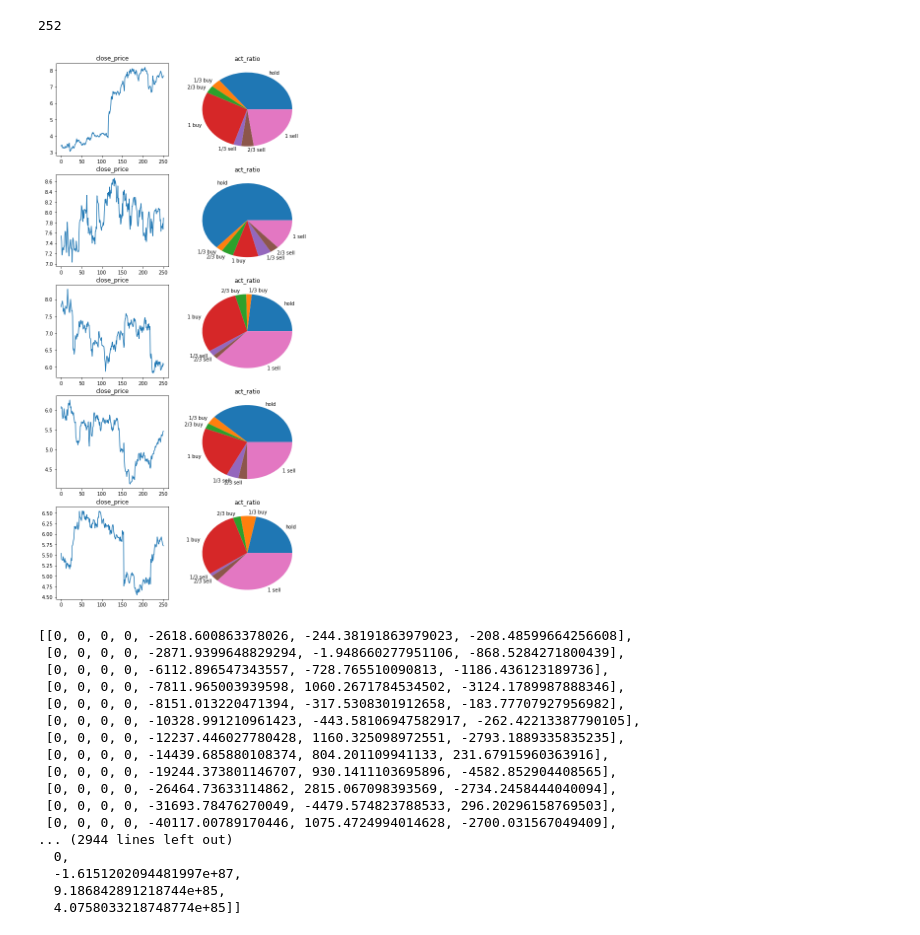
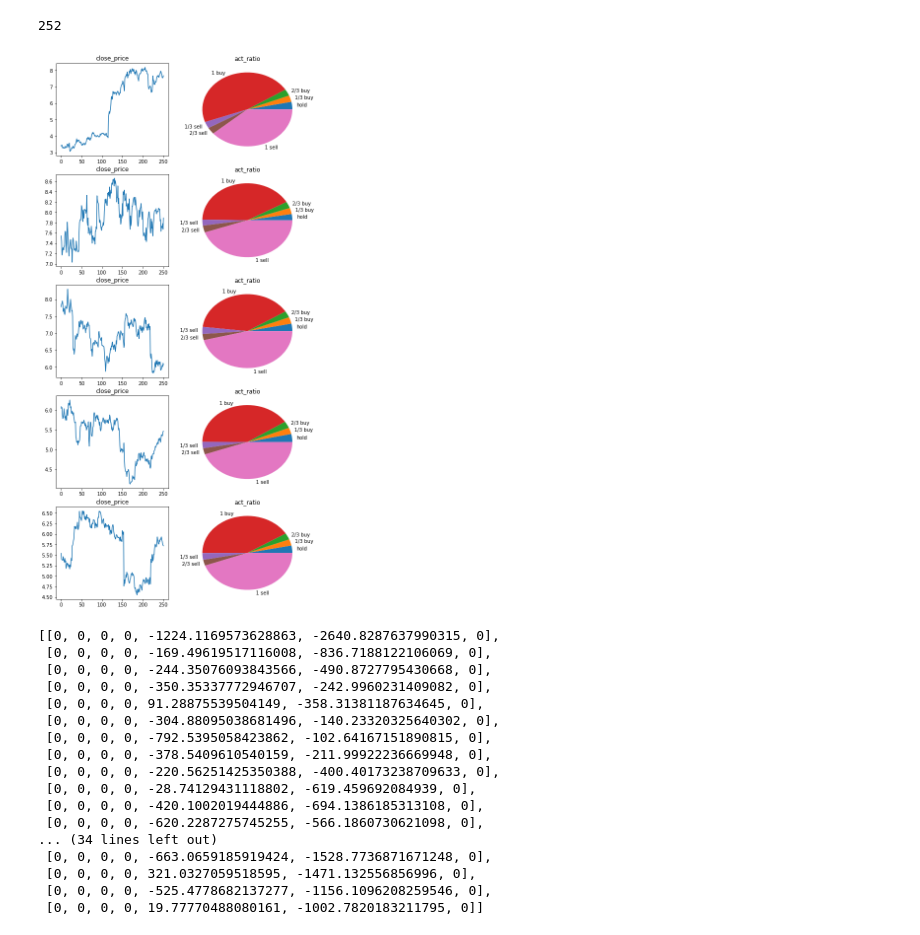
Before and after one commit to da65536/stock-q-learning, a Jupyter notebook: main.ipynb, the cells around one changed output. Saved outputs shown, nothing was run; the diff lists cells and outputs as text; code cells hidden in the pictures.

Commit message:
correct KD feature and the input of Q_value and V_value

```diff
--- a/main.ipynb
+++ b/main.ipynb
@@ -382,7 +381,7 @@ feature4: 假設下個價格為線性回歸預測的結果。（最佳action替p
 #of candidate feature : 7
 feature_5 = feature_5_conti
 feature_6 = feature_6_dis
-choose_feature = [False, False, False, False, True, True, True]
+choose_feature = [False, False, False, False, True, True, False]
 # %%
 from random import randint
 
@@ -569,7 +568,7 @@ last_state_bf_act = {'NumStock': 0, 'StockPrice': qclose[0], 'HandCash': init_in
 
 last_act = action_level
 
-init_w = [0.1, 0.1, 0.1, 0.1, 100, 100, 100]
+init_w = [0.1, 0.1, 0.1, 0.1, 0.1, 0.1, 0.1]
 w = init_w.copy()
 tmp_w = [0, 0, 0, 0, 0, 0, 0]
 ita = 0.2
@@ -583,10 +582,8 @@ f6_x_num = 13
 f7_x_num = 5
 
 ratio_num_local = 5
-trial_range = 500
+trial_range = 50
 sqld = StockQLData(action_level, len(qclose), ratio_num_local, trial_range)
-
-scale_f = 0.7 # scale feature values
 
 for trial in range(0, trial_range):
     #print("trial = ", trial)
@@ -635,32 +632,32 @@ for trial in range(0, trial_range):
         last_Q_pred = Q_value(last_1_k, last_1_d, last_2_k, last_2_d,
                               last_f3_list, last_f6_list, last_f7_list,
                               last_state_bf_act, last_act, w, action_level)
-        target = (work_rwd_func(state, last_state) + gama*V_value(last_1_k, last_1_d, last_2_k, last_2_d,
+        target = (work_rwd_func(state, last_state) + gama*V_value(now_k, now_d, last_1_k, last_1_d,
                                                                   curr_f3_list, curr_f6_list, curr_f7_list,
                                                                   state, w, action_level)[0])
 
 
 
         if(choose_feature[0]):
-            tmp_w[0] = w[0] - ita * (last_Q_pred - target) / \
+            tmp_w[0] = w[0] - ita * (last_Q_pred - target) * \
                               feature_1(last_state_bf_act, last_act, action_level)
         if(choose_feature[1]):
-            tmp_w[1] = w[1] - ita * (last_Q_pred - target) / \
+            tmp_w[1] = w[1] - ita * (last_Q_pred - target) * \
                               feature_2(last_state_bf_act, last_act, action_level)
         if(choose_feature[2]):
-            tmp_w[2] = w[2] - ita * (last_Q_pred - target) / \
+            tmp_w[2] = w[2] - ita * (last_Q_pred - target) * \
                               feature_3(last_f3_list, last_state_bf_act, last_act, action_level)
         if(choose_feature[3]):
-            tmp_w[3] = w[3] - ita * (last_Q_pred - target) / \
+            tmp_w[3] = w[3] - ita * (last_Q_pred - target) * \
                               feature_4(last_f3_list, last_state_bf_act, last_act, action_level)
         if(choose_feature[4]):
-            tmp_w[4] = w[4] - ita * (last_Q_pred - target) / \
-                              feature_5(now_k, now_d, last_1_k, last_1_d, last_act, action_level)
+            tmp_w[4] = w[4] - ita * (last_Q_pred - target) * \
+                              feature_5(last_1_k, last_1_d, last_2_k, last_2_d, last_act, action_level)
         if(choose_feature[5]):
-            tmp_w[5] = w[5] - ita * (last_Q_pred - target) / \
+            tmp_w[5] = w[5] - ita * (last_Q_pred - target) * \
                               feature_6(last_f6_list, last_act, action_level)
         if(choose_feature[6]):
-            tmp_w[6] = w[6] - ita * (last_Q_pred - target) / \
+            tmp_w[6] = w[6] - ita * (last_Q_pred - target) * \
                               feature_7(last_f7_list, last_state_bf_act, last_act, action_level)
 
         for i in range(0, len(w)):
@@ -674,7 +671,7 @@ for trial in range(0, trial_range):
             # act randomly
             last_act = randint(0, 2*action_level)
         else:
-            last_act = (V_value(last_1_k, last_1_d, last_2_k, last_2_d,
+            last_act = (V_value(now_k, now_d, last_1_k, last_1_d,
                                 curr_f3_list, curr_f6_list, curr_f7_list,
                                 state, w, action_level))[1]
 
@@ -764,43 +761,43 @@ sqld.ratio_local_size
 # %% [output]
 252
 # %%
-sqld.print_local_act_ratio(qclose, action_level, 400, 400)
-plot_name = ("./plots/with_indicators/closePrice&actionPie/{0}, tri={1}, ga={2}, ita={3}, {4}{5}, f5={6}, f6={7}, actle={8}, " + \
+sqld.print_local_act_ratio(qclose, action_level)
+plot_name = ("./plots/with_indicators_2/closePrice&actionPie/{0}, tri={1}, ga={2}, ita={3}, {4}{5}, f5={6}, f6={7}, actle={8}, " + \
             "({9}, {10}, {11}).png").format(resource_data,
                                             trial_range,
                                             gama,
                                             ita,
                                             choose_feature,
                                             keep_w,
                                             feature_5.__name__,
                                             feature_6.__name__,
                                             action_level,
                                             last_rwd_func.__name__,
                                             work_rwd_func.__name__,
                                             avg_point_rwd_func.__name__)
 plt.savefig(plot_name, dpi=None, facecolor='w', edgecolor='w',
         orientation='portrait', papertype=None, format=None,
         transparent=False, bbox_inches=None, pad_inches=0.1,
         frameon=None)
 # %% [output]
-[figure, old version]
+[figure, new version]
 # %%
 sqld.last_w
 # %% [output]
-[[0, 0, 0, 0, -2618.600863378026, -244.38191863979023, -208.48599664256608],
- [0, 0, 0, 0, -2871.9399648829294, -1.948660277951106, -868.5284271800439],
- [0, 0, 0, 0, -6112.896547343557, -728.765510090813, -1186.436123189736],
- [0, 0, 0, 0, -7811.965003939598, 1060.2671784534502, -3124.1789987888346],
- [0, 0, 0, 0, -8151.013220471394, -317.5308301912658, -183.77707927956982],
- [0, 0, 0, 0, -10328.991210961423, -443.58106947582917, -262.42213387790105],
- [0, 0, 0, 0, -12237.446027780428, 1160.325098972551, -2793.1889335835235],
- [0, 0, 0, 0, -14439.685880108374, 804.201109941133, 231.67915960363916],
- [0, 0, 0, 0, -19244.373801146707, 930.1411103695896, -4582.852904408565],
- [0, 0, 0, 0, -26464.73633114862, 2815.067098393569, -2734.2458444040094],
- [0, 0, 0, 0, -31693.78476270049, -4479.574823788533, 296.20296158769503],
- [0, 0, 0, 0, -40117.00789170446, 1075.4724994014628, -2700.031567049409],
-... (2944 lines left out)
-  0,
-  -1.6151202094481997e+87,
-  9.186842891218744e+85,
-  4.0758033218748774e+85]]
+[[0, 0, 0, 0, -1224.1169573628863, -2640.8287637990315, 0],
+ [0, 0, 0, 0, -169.49619517116008, -836.7188122106069, 0],
+ [0, 0, 0, 0, -244.35076093843566, -490.8727795430668, 0],
+ [0, 0, 0, 0, -350.35337772946707, -242.9960231409082, 0],
+ [0, 0, 0, 0, 91.28875539504149, -358.31381187634645, 0],
+ [0, 0, 0, 0, -304.88095038681496, -140.23320325640302, 0],
+ [0, 0, 0, 0, -792.5395058423862, -102.64167151890815, 0],
+ [0, 0, 0, 0, -378.5409610540159, -211.99922236669948, 0],
+ [0, 0, 0, 0, -220.56251425350388, -400.40173238709633, 0],
+ [0, 0, 0, 0, -28.74129431118802, -619.459692084939, 0],
+ [0, 0, 0, 0, -420.1002019444886, -694.1386185313108, 0],
+ [0, 0, 0, 0, -620.2287275745255, -566.1860730621098, 0],
+... (34 lines left out)
+ [0, 0, 0, 0, -663.0659185919424, -1528.7736871671248, 0],
+ [0, 0, 0, 0, 321.0327059518595, -1471.132556856996, 0],
+ [0, 0, 0, 0, -525.4778682137277, -1156.1096208259546, 0],
+ [0, 0, 0, 0, 19.77770488080161, -1002.7820183211795, 0]]
```
Also changed, not shown: parts of 4 cells of this notebook, 11 other files.
